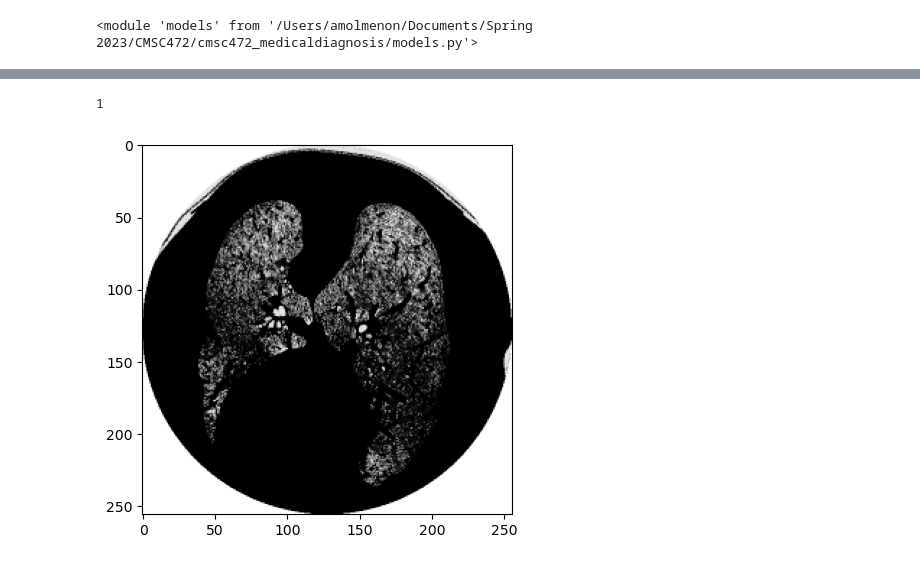
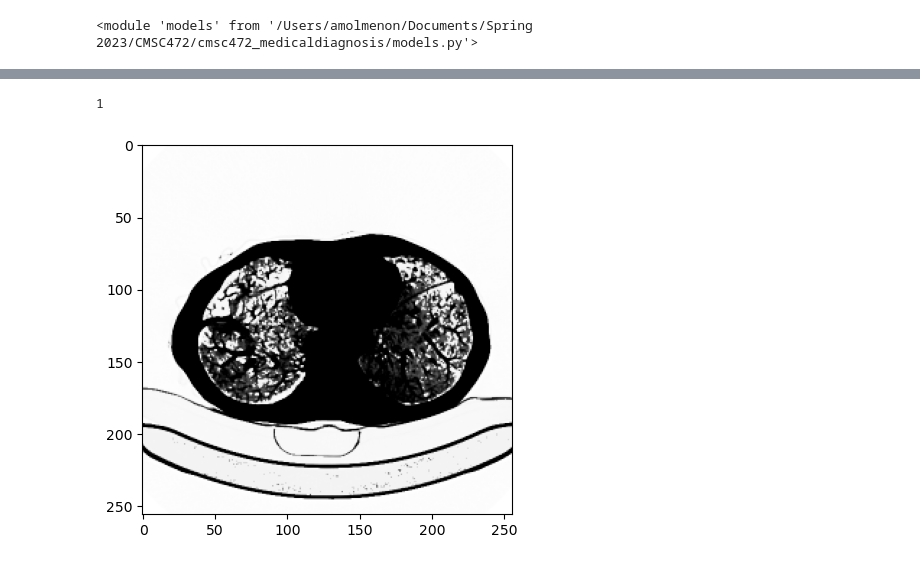
Before and after one commit to amn67/cmsc472_medicaldiagnosis, a Jupyter notebook: lung_model.ipynb, the cells around one changed output, grey strips where cells are left out. Cells and saved outputs as stored; diff of their text form; code cells hidden in the pictures.

```diff
--- a/lung_model.ipynb
+++ b/lung_model.ipynb
@@ -137,10 +147,10 @@ plt.show()
 torch.save(model.state_dict(), './trained_models/lung_meta_weights.pth')
 with open('./trained_models/lung_model_class.pkl', 'wb') as f:
     pickle.dump(model, f)
-# %%
-i = 25
-plt.imshow(train_set[i][0], cmap='Greys')
-print(train_set[i][1].item())
-# %% [output]
-1
-[figure, removed]
+# %%
+i = 17
+plt.imshow(train_set[i][0], cmap='Greys')
+print(train_set[i][1].item())
+# %% [output]
+1
+[figure, added]
```
Also changed, not shown: parts of 4 cells of this notebook, 6 other files.
